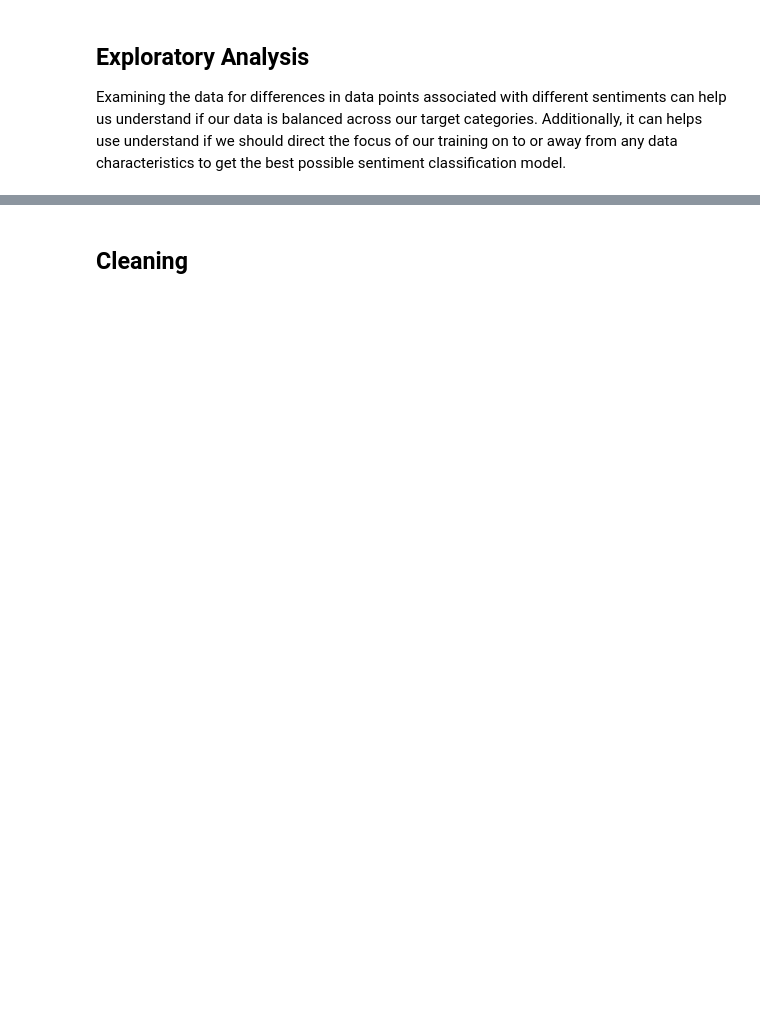
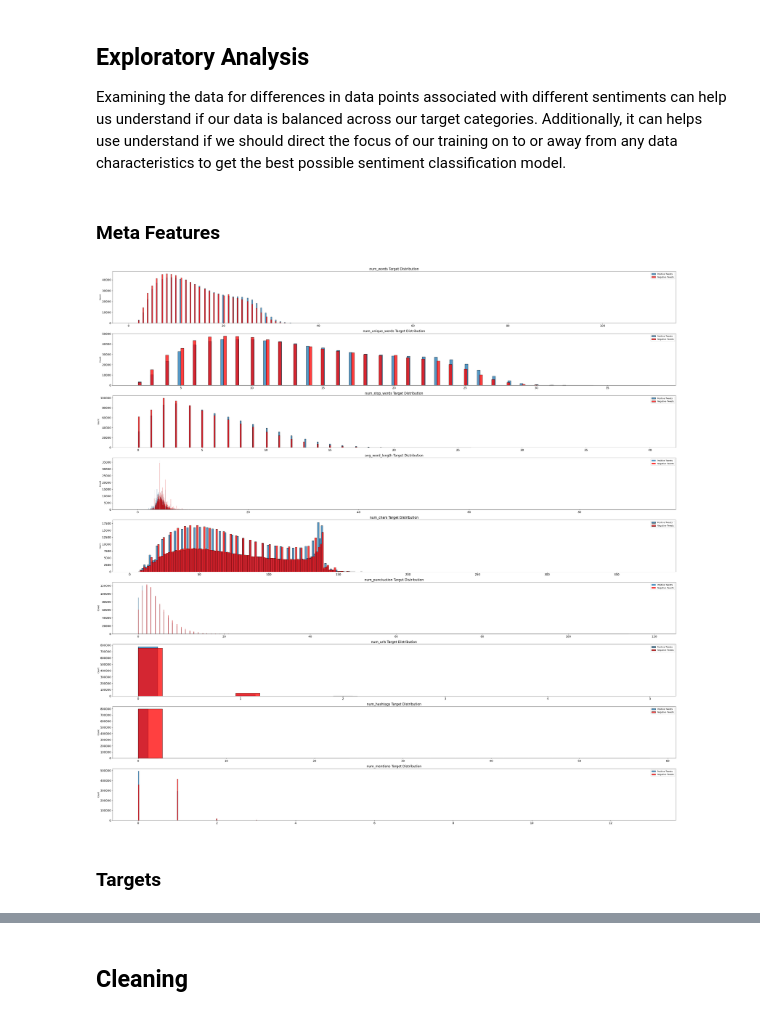
Before and after one commit to Dormanator/trending-sentiments, a Jupyter notebook: cleaning.ipynb, the cells around one changed output, grey strips where cells are left out. Cells and saved outputs as stored; diff of their text form; code cells hidden in the pictures; blank space fills up the shorter version.

Commit message:
added meta feature graphs

```diff
--- a/cleaning.ipynb
+++ b/cleaning.ipynb
@@ -90,6 +116,8 @@ df_summary(df)
 # %% [markdown]
 ## Exploratory Analysis
 Examining the data for differences in data points associated with different sentiments can help us understand if our data is balanced across our target categories. Additionally, it can helps use understand if we should direct the focus of our training on to or away from any data characteristics to get the best possible sentiment classification model.
+# %% [markdown]
+### Meta Features
 # %%
 df['num_words'] = df['text'].apply(lambda s: len(s.split(' ')))
 df['num_unique_words'] = df['text'].apply(lambda s: len(set(s.split(' '))))
@@ -104,0 +131,21 @@ df.head()
+# %%
+meta_feature_cols = ['num_words', 'num_unique_words', 'num_stop_words', 'avg_word_length',
+                     'num_chars', 'num_punctuation', 'num_urls', 'num_hashtags', 'num_mentions']
+positive_tweets = df['target'] == 0
+
+figure, axes = plt.subplots(ncols=1, nrows=len(meta_feature_cols), figsize=(200,200), dpi=100)
+
+for i, meta_feature in enumerate(meta_feature_cols):
+    sns.histplot(df.loc[positive_tweets][meta_feature], label="Positive Tweets", ax=axes[i])
+    sns.histplot(df.loc[~positive_tweets][meta_feature], label="Negative Tweets", ax=axes[i], color="red")
+
+    axes[i].set_xlabel('')
+    axes[i].tick_params(axis='x', labelsize=14)
+    axes[i].tick_params(axis='y', labelsize=14)
+    axes[i].legend()
+
+    axes[i].set_title('{} Target Distribution'.format(meta_feature), fontsize=16)
+
+plt.show()
+# %% [output]
+[figure, added]
@@ -105,3 +154,5 @@ df.head()
+# %% [markdown]
+### Targets
 # %%
 target_balance = df.groupby('target')['target'].agg('count').values
 target_balance
```
Also changed, not shown: parts of 10 cells of this notebook.
